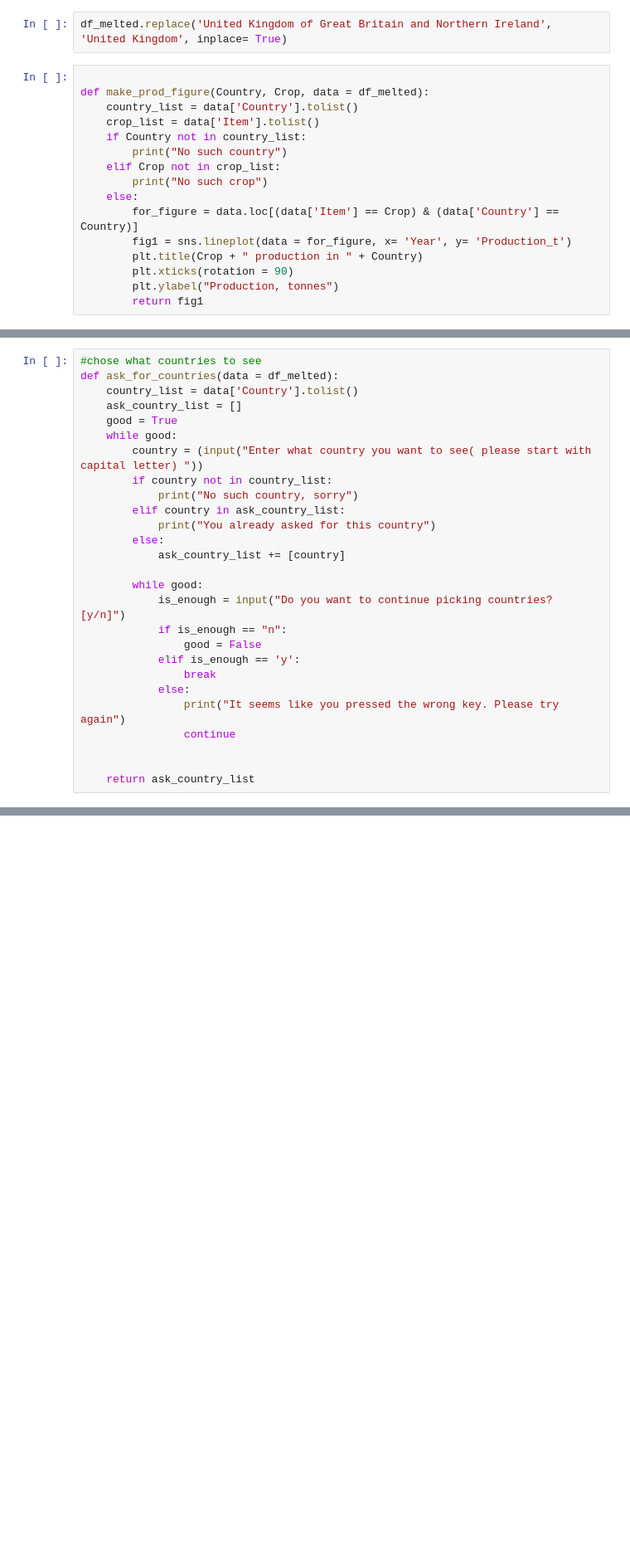
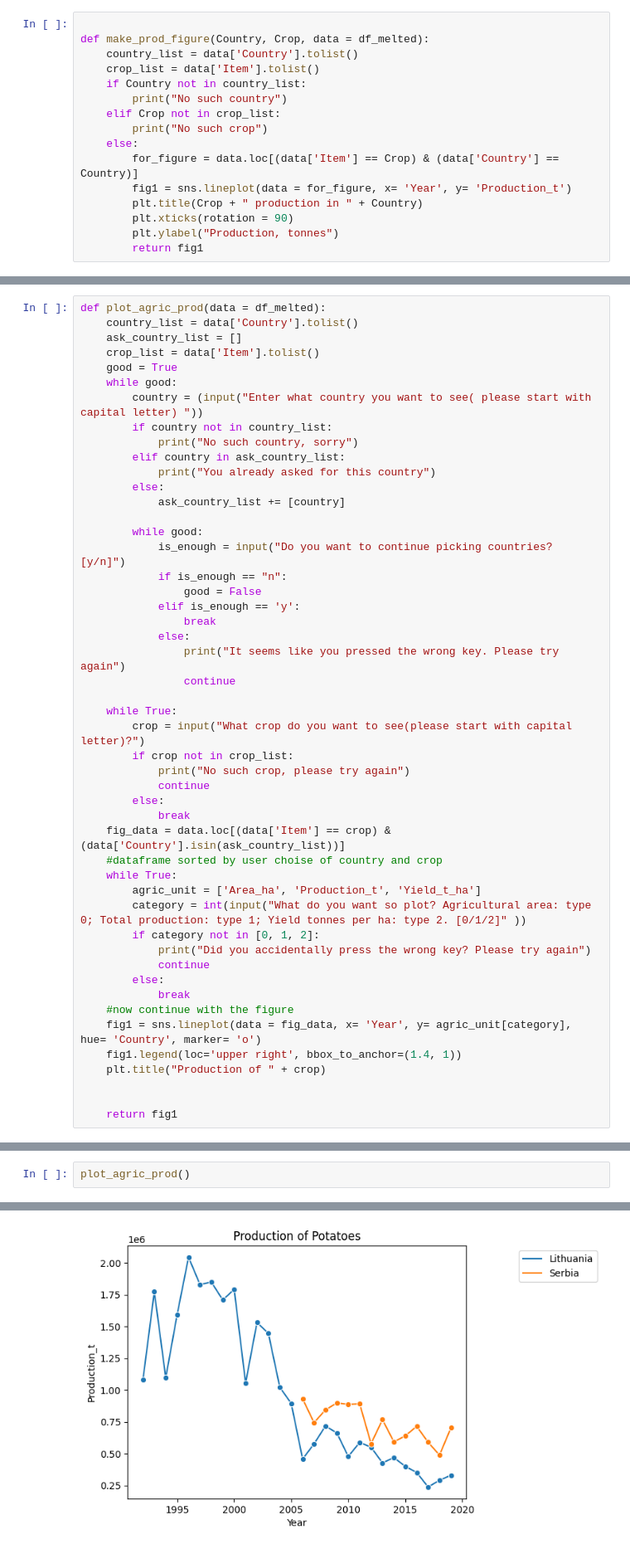
Before and after one commit to Grazina-S/Final-project, a Jupyter notebook: Graphs.ipynb, the cells around one changed output, grey strips where cells are left out. Shown: that part at 83% size. Drawn from its saved outputs; the diff is of its cells as text; blank space fills up the shorter version.

```diff
--- a/Graphs.ipynb
+++ b/Graphs.ipynb
@@ -98,5 +129,3 @@ barplot_by_country(potato_production_XXI, 'Potato production')
-# %%
-df_melted.replace('United Kingdom of Great Britain and Northern Ireland', 'United Kingdom', inplace= True)
 # %%
 
 def make_prod_figure(Country, Crop, data = df_melted):
@@ -121,8 +152,8 @@ make_prod_figure('Lithuania', 'Wheat')
 # %%
-#chose what countries to see
-def ask_for_countries(data = df_melted):
+def plot_agric_prod(data = df_melted):
     country_list = data['Country'].tolist()
     ask_country_list = []
+    crop_list = data['Item'].tolist()
     good = True
     while good:
         country = (input("Enter what country you want to see( please start with capital letter) "))
@@ -143,5 +174,27 @@ def ask_for_countries(data = df_melted):
                 print("It seems like you pressed the wrong key. Please try again")
                 continue
 
+    while True:
+        crop = input("What crop do you want to see(please start with capital letter)?")
+        if crop not in crop_list:
+            print("No such crop, please try again")
+            continue
+        else:
+            break
+    fig_data = data.loc[(data['Item'] == crop) & (data['Country'].isin(ask_country_list))]
+    #dataframe sorted by user choise of country and crop
+    while True:
+        agric_unit = ['Area_ha', 'Production_t', 'Yield_t_ha']
+        category = int(input("What do you want so plot? Agricultural area: type 0; Total production: type 1; Yield tonnes per ha: type 2. [0/1/2]" ))
+        if category not in [0, 1, 2]:
+            print("Did you accidentally press the wrong key? Please try again")
+            continue
+        else:
+            break
+    #now continue with the figure
+    fig1 = sns.lineplot(data = fig_data, x= 'Year', y= agric_unit[category], hue= 'Country', marker= 'o')
+    fig1.legend(loc='upper right', bbox_to_anchor=(1.4, 1))
+    plt.title("Production of " + crop)
 
-    return ask_country_list
+
+    return fig1
@@ -199,0 +201,3 @@ Did you accidentally press the wrong button? Please try again
+# %%
+plot_agric_prod()
+# %% [output]
@@ -199,0 +205 @@ Did you accidentally press the wrong button? Please try again
+[figure, added]
```
Also changed, not shown: parts of 20 cells of this notebook.
